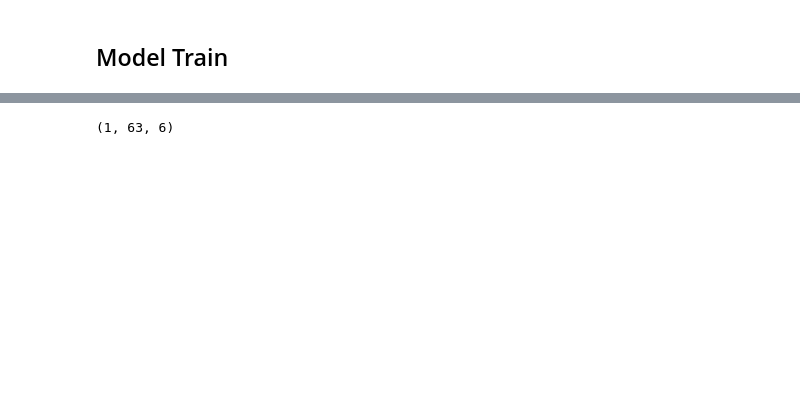
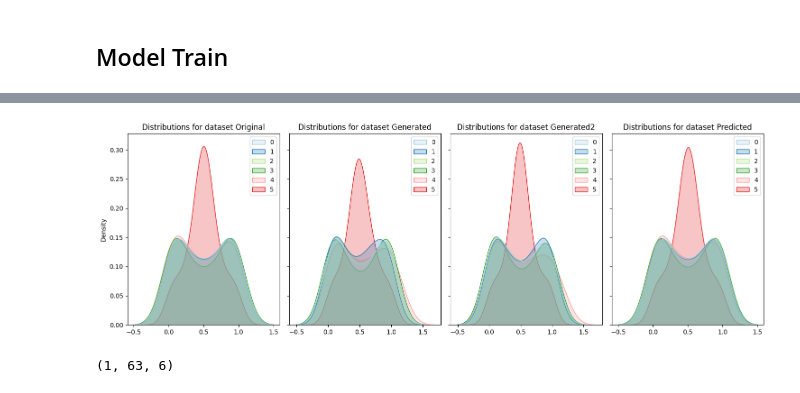
Before and after one commit to PaulMagos/MCS_Thesis, a Jupyter notebook: GTMAirQuality.ipynb, the cells around one changed output, grey strips where cells are left out. Cells and saved outputs as stored; diff of their text form; code cells hidden in the pictures; blank space fills up the shorter version.

```diff
--- a/GTMAirQuality.ipynb
+++ b/GTMAirQuality.ipynb
@@ -184,3 +107,36 @@ https://gist.github.com/mwaskom/de44147ed2974457ad6372750bbe5751
+# %%
+def plot_dist(datasets, kind='kde'):
+    # Create a figure with 3 subplots
+    fig, ax = plt.subplots(1, len(datasets), figsize=(15, 5), sharey=True)
+    if kind == 'box':
+        plot_ = sns.boxplot
+    elif kind == 'ecdf':
+        plot_ = sns.ecdfplot
+    elif kind == 'kde':
+        plot_ = sns.kdeplot
+    else:
+        plot_ = sns.histplot
+
+    reshaped_output = {}
+    for key, gen in datasets.items():
+        # Reshape the data to combine samples and time steps (flatten them)
+        reshaped_output[key] = gen.reshape(gen.shape[0] * gen.shape[1], gen.shape[2])
+
+    # Plot KDE for each feature (assuming output has 3 features)
+    for i, item in zip(range(0, len(reshaped_output)), reshaped_output.items()):
+        k, data = item
+        if kind == 'kde':
+            plot_(data, ax=ax[i], palette='Paired', fill=True)
+        else:
+            plot_(data, ax=ax[i], palette='Paired')
+        ax[i].set_title(f'Distributions for dataset {k}')
+
+    # Show the plot
+    plt.tight_layout()
+    plt.show()
+plot_dist({'Original': train_data[:1], 'Generated': output, 'Generated2': output1, 'Predicted': prediction}, 'kde')
+# %% [output]
+[figure, added]
 # %%
 output.shape
 # %% [output]
```
Also changed, not shown: parts of 13 cells of this notebook, 3 other files.
